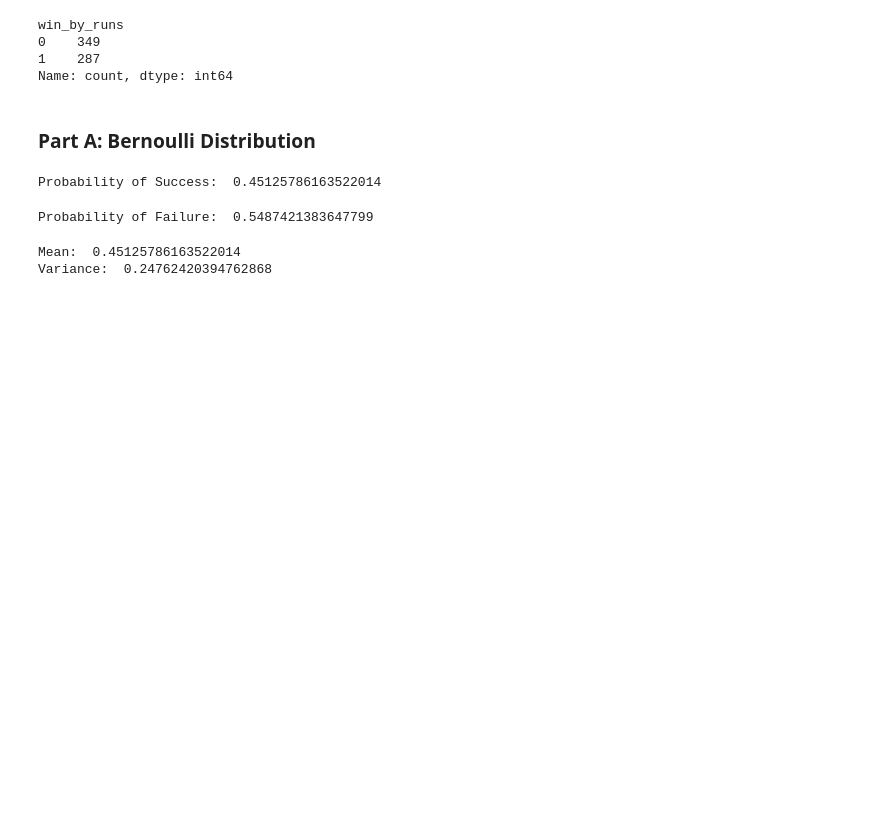
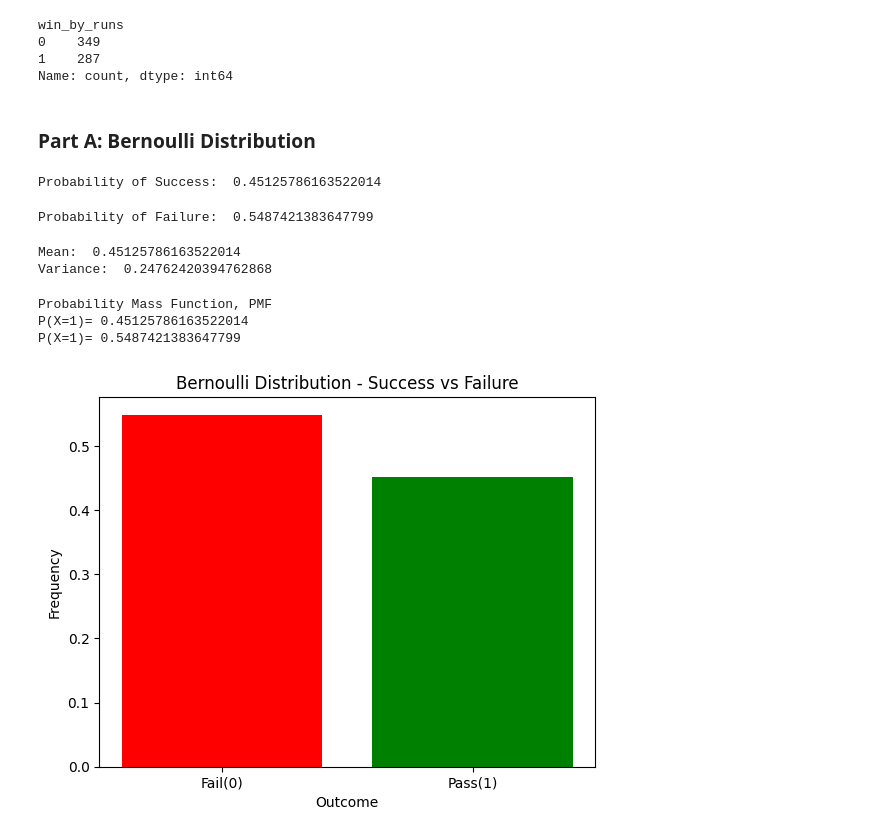
Before and after one commit to BilalWazir033/DataScience, a Jupyter notebook: Lab03/Lab03_Assignment.ipynb, the cells around one changed output. Drawn from its saved outputs; the diff is of its cells as text; code cells hidden in the pictures; blank space fills up the shorter version.

Commit message:
in detail bernali and binomial along with visualization for probability

```diff
--- a/Lab03/Lab03_Assignment.ipynb
+++ b/Lab03/Lab03_Assignment.ipynb
@@ -117,3 +117,25 @@ print("Variance: ",var)
 # %% [output]
 Mean:  0.45125786163522014
 Variance:  0.24762420394762868
+# %%
+# Bernoulli Probability Mass Function
+print("Probability Mass Function, PMF")
+print("P(X=1)=",p)
+print("P(X=1)=",q)
+# %% [output]
+Probability Mass Function, PMF
+P(X=1)= 0.45125786163522014
+P(X=1)= 0.5487421383647799
+# %%
+import matplotlib.pyplot as plt
+
+labels=["Fail(0)", "Pass(1)"]
+colors=["red","green"]
+plt.bar(labels,[q,p],color=colors)
+plt.xlabel("Outcome")
+plt.ylabel("Frequency")
+plt.title("Bernoulli Distribution - Success vs Failure")
+
+plt.show()
+# %% [output]
+[figure, added]
```
Also changed, not shown: parts of 11 cells of this notebook.
